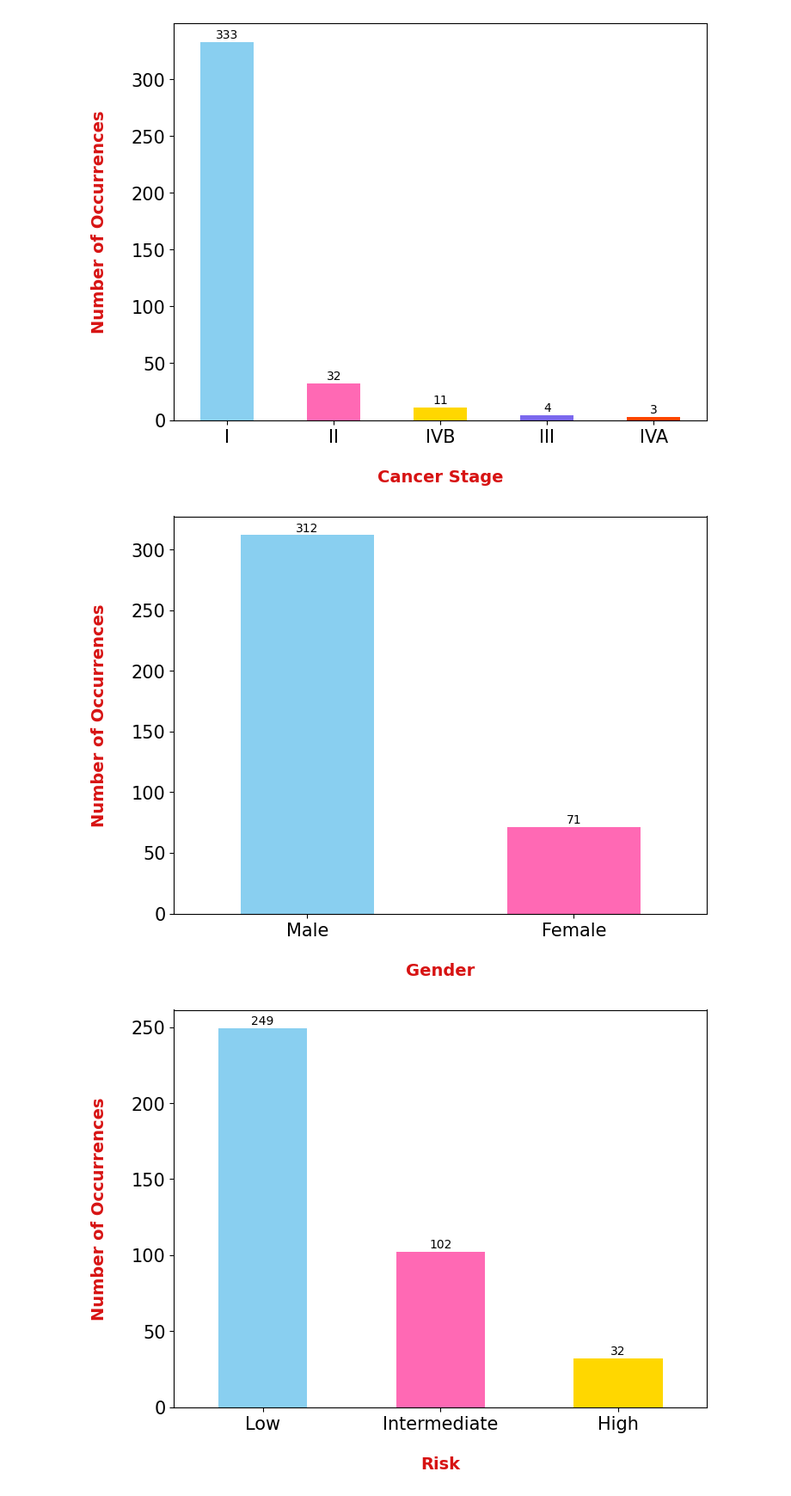
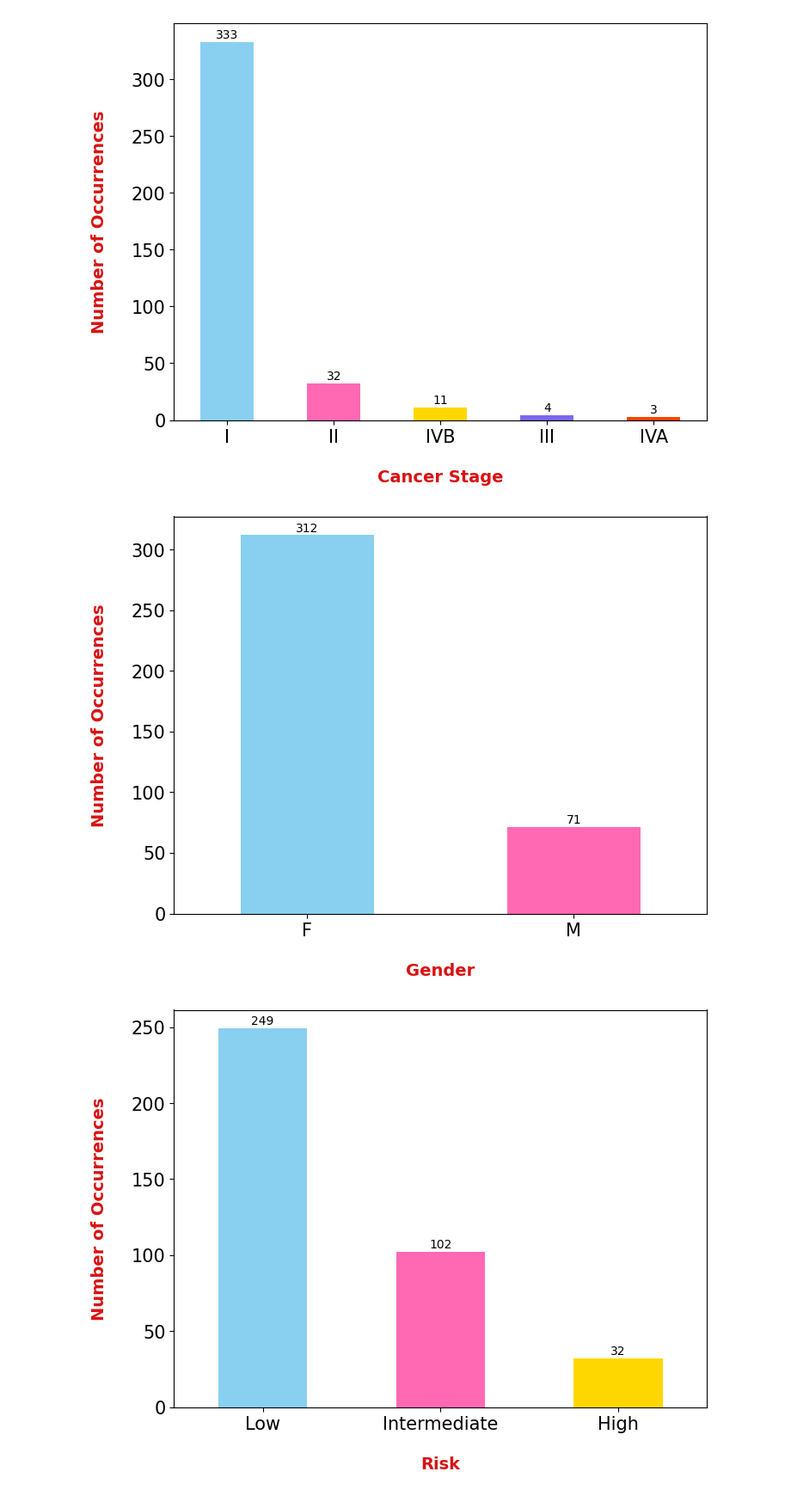
Before and after one commit to Maab-Hu/Thyroid-Cancer-Prediction-ML-Application-, a Jupyter notebook: model_training.ipynb, the cells around one changed output. Shown at 86% size. Cells and saved outputs as stored; diff of their text form; code cells hidden in the pictures.

```diff
--- a/model_training.ipynb
+++ b/model_training.ipynb
@@ -164,15 +166,15 @@ plt.ylabel('Number of Occurrences', weight = "bold", color = "#D71313", fontsize
 # %%
 plt.figure(figsize = (8, 6))
 ax = df["Gender"].value_counts().plot(kind = 'bar', color = colors, rot = 0)
-ax.set_xticklabels(('Male','Female',))
+ax.set_xticklabels((df['Gender'].value_counts().index))
 
 for p in ax.patches:
     ax.annotate(int(p.get_height()), (p.get_x() + 0.25, p.get_height() + 1), ha = 'center', va = 'bottom', color = 'black')
     ax.tick_params(axis = 'both', labelsize = 15)
 plt.xlabel('Gender', weight = "bold", color = "#D71313", fontsize = 14, labelpad = 20)
 plt.ylabel('Number of Occurrences', weight = "bold", color = "#D71313", fontsize = 14, labelpad = 20);
 # %% [output]
-[figure, old version]
+[figure, new version]
 # %%
 plt.figure(figsize = (8, 6))
 ax = df["Risk"].value_counts().plot(kind = 'bar', color = colors, rot = 0)
```
Also changed, not shown: parts of 18 cells of this notebook.
